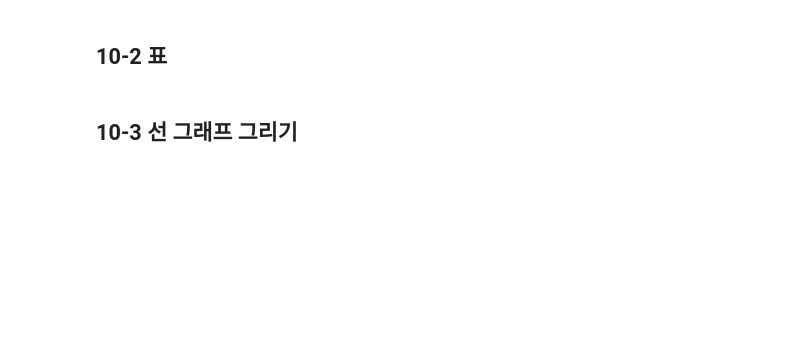
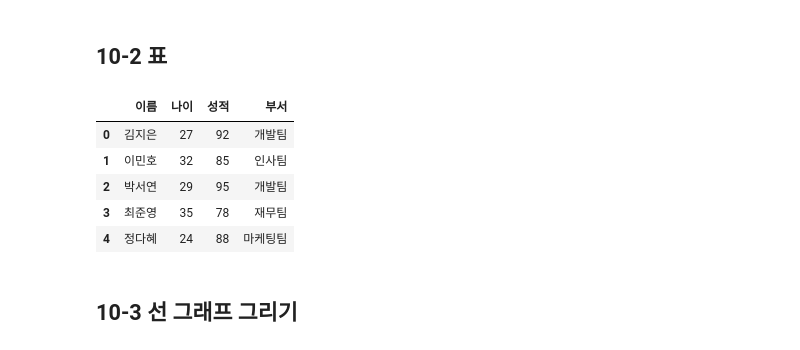
Before and after one commit to stormchoi236/Data-Analysis-with-Open-Source, a Jupyter notebook: 오픈소스_데이터_분석_10강.ipynb, the cells around one changed output. Saved outputs shown, nothing was run; the diff lists cells and outputs as text; code cells hidden in the pictures; blank space fills up the shorter version.

```diff
--- a/오픈소스_데이터_분석_10강.ipynb
+++ b/오픈소스_데이터_분석_10강.ipynb
@@ -62,16 +64,25 @@ plt.show()
 # %%
 import pandas as pd
 
 ## 데이터 딕셔너리 정의
 data = {
     '이름': ['김지은', '이민호', '박서연', '최준영', '정다혜'],
     '나이': [27, 32, 29, 35, 24],
     '성적': [92, 85, 95, 78, 88],
     '부서': ['개발팀', '인사팀', '개발팀', '재무팀', '마케팅팀'] }
 
 ## 딕셔너리를 이용하여 DataFrame 생성
+df = pd.DataFrame(data)
 
 ## DataFrame 출력
+df
+# %% [output]
+|  | 이름 | 나이 | 성적 | 부서 |
+| 0 | 김지은 | 27 | 92 | 개발팀 |
+| 1 | 이민호 | 32 | 85 | 인사팀 |
+| 2 | 박서연 | 29 | 95 | 개발팀 |
+| 3 | 최준영 | 35 | 78 | 재무팀 |
+| 4 | 정다혜 | 24 | 88 | 마케팅팀 |
 # %% [markdown]
 ## 10-3 선 그래프 그리기
 # %%
```
Also changed, not shown: parts of 2 cells of this notebook.
